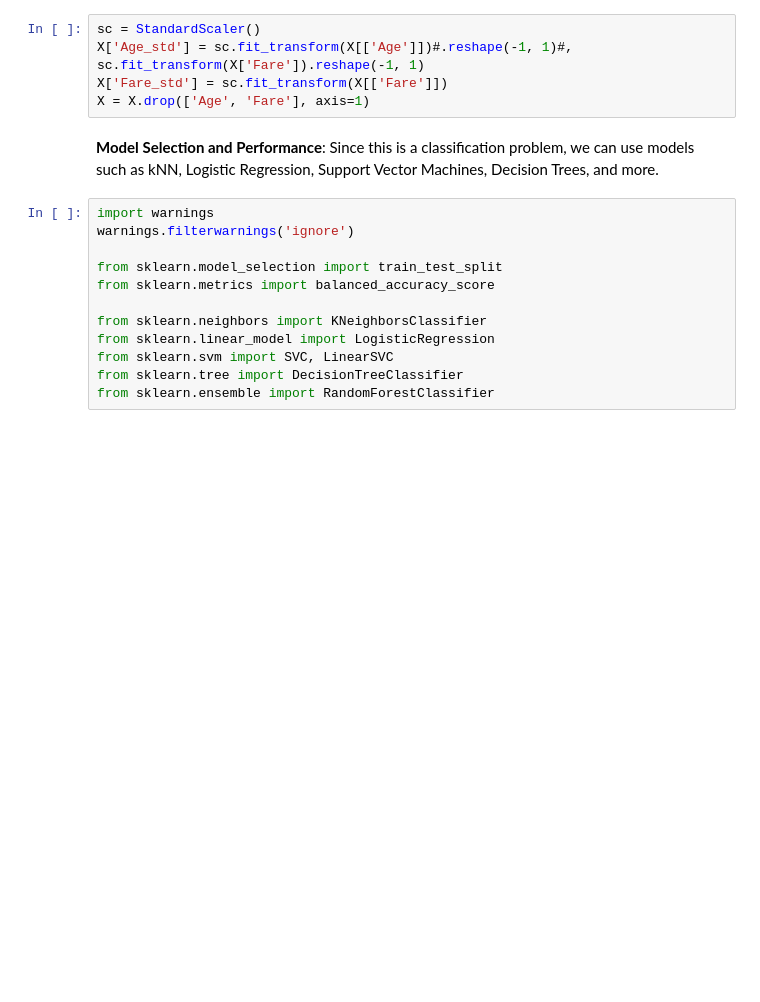
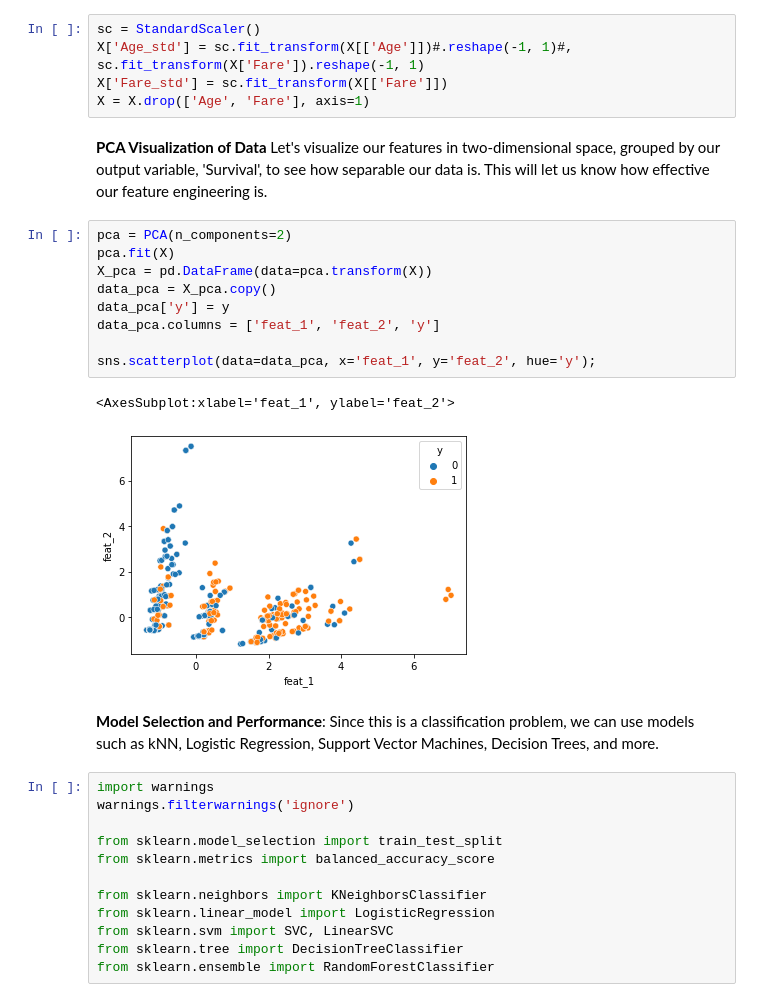
Before and after one commit to JordanLevy99/ECE_196_Intro_to_ML, a Jupyter notebook: ML Demos/Titanic ML Demo.ipynb, the cells around one changed output. Saved outputs shown, nothing was run; the diff lists cells and outputs as text; blank space fills up the shorter version.

Commit message:
added pca visualization

```diff
--- a/ML Demos/Titanic ML Demo.ipynb
+++ b/ML Demos/Titanic ML Demo.ipynb
@@ -135,6 +265,20 @@ sc = StandardScaler()
 X['Age_std'] = sc.fit_transform(X[['Age']])#.reshape(-1, 1)#, sc.fit_transform(X['Fare']).reshape(-1, 1)
 X['Fare_std'] = sc.fit_transform(X[['Fare']])
 X = X.drop(['Age', 'Fare'], axis=1)
+# %% [markdown]
+**PCA Visualization of Data**  Let's visualize our features in two-dimensional space, grouped by our output variable, 'Survival', to see how separable our data is.  This will let us know how effective our feature engineering is.
+# %%
+pca = PCA(n_components=2)
+pca.fit(X)
+X_pca = pd.DataFrame(data=pca.transform(X))
+data_pca = X_pca.copy()
+data_pca['y'] = y
+data_pca.columns = ['feat_1', 'feat_2', 'y']
+
+sns.scatterplot(data=data_pca, x='feat_1', y='feat_2', hue='y');
+# %% [output]
+<AxesSubplot:xlabel='feat_1', ylabel='feat_2'>
+[figure, added]
 # %% [markdown]
 **Model Selection and Performance**: Since this is a classification problem, we can use models such as kNN, Logistic Regression, Support Vector Machines, Decision Trees, and more.
 # %%
```
Also changed, not shown: parts of 11 cells of this notebook.
